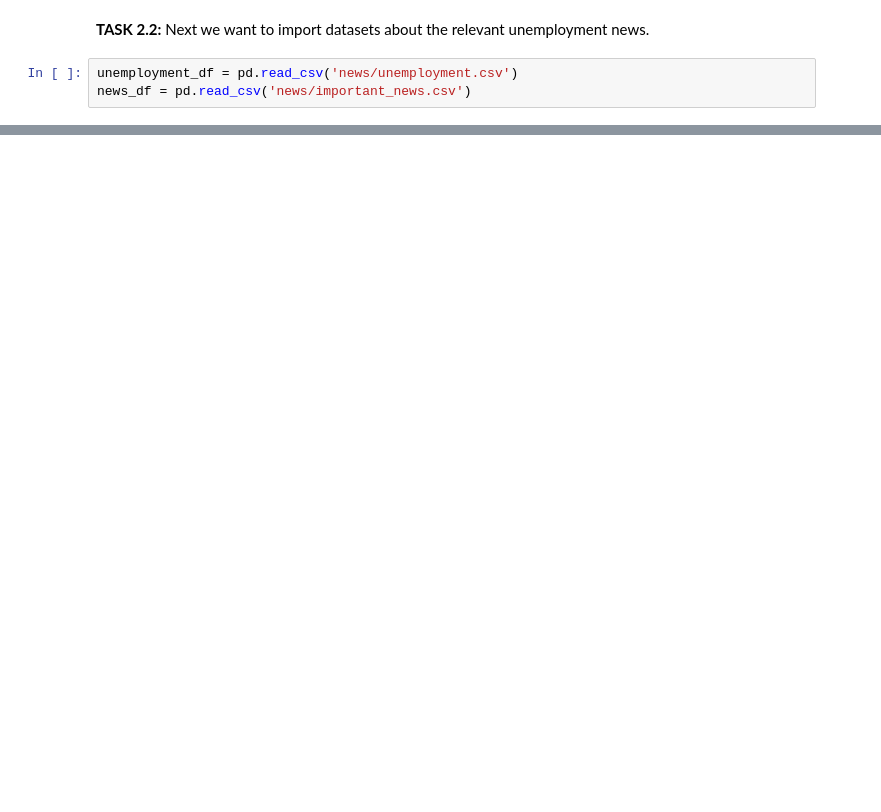
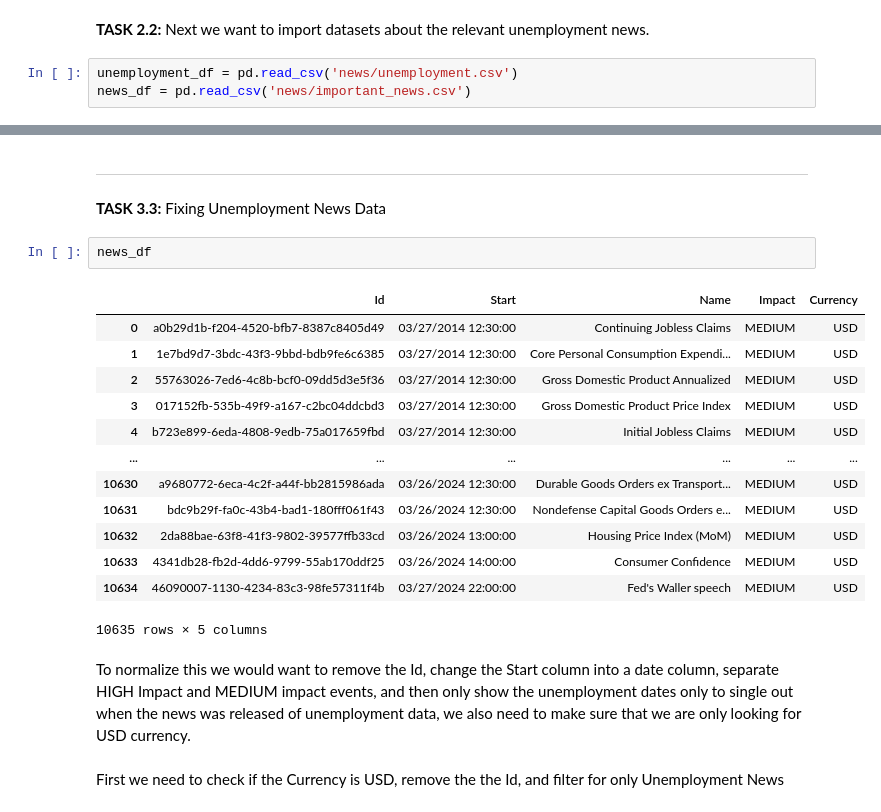
Before and after one commit to tkofb/news_time, a Jupyter notebook: final.ipynb, the cells around one changed output, grey strips where cells are left out. Saved outputs shown, nothing was run; the diff lists cells and outputs as text; blank space fills up the shorter version.

Commit message:
Completed preprocessing and preliminary data exploration

```diff
--- a/final.ipynb
+++ b/final.ipynb
@@ -49,0 +144,24 @@ news_df = pd.read_csv('news/important_news.csv')
+# %% [markdown]
+---
+# %% [markdown]
+**TASK 3.3:** Fixing Unemployment News Data
+# %%
+news_df
+# %% [output]
+|  | Id | Start | Name | Impact | Currency |
+| 0 | a0b29d1b-f204-4520-bfb7-8387c8405d49 | 03/27/2014 12:30:00 | Continuing Jobless Claims | MEDIUM | USD |
+| 1 | 1e7bd9d7-3bdc-43f3-9bbd-bdb9fe6c6385 | 03/27/2014 12:30:00 | Core Personal Consumption Expendi... | MEDIUM | USD |
+| 2 | 55763026-7ed6-4c8b-bcf0-09dd5d3e5f36 | 03/27/2014 12:30:00 | Gross Domestic Product Annualized | MEDIUM | USD |
+| 3 | 017152fb-535b-49f9-a167-c2bc04ddcbd3 | 03/27/2014 12:30:00 | Gross Domestic Product Price Index | MEDIUM | USD |
+| 4 | b723e899-6eda-4808-9edb-75a017659fbd | 03/27/2014 12:30:00 | Initial Jobless Claims | MEDIUM | USD |
+| ... | ... | ... | ... | ... | ... |
+| 10630 | a9680772-6eca-4c2f-a44f-bb2815986ada | 03/26/2024 12:30:00 | Durable Goods Orders ex Transport... | MEDIUM | USD |
+| 10631 | bdc9b29f-fa0c-43b4-bad1-180fff061f43 | 03/26/2024 12:30:00 | Nondefense Capital Goods Orders e... | MEDIUM | USD |
+| 10632 | 2da88bae-63f8-41f3-9802-39577ffb33cd | 03/26/2024 13:00:00 | Housing Price Index (MoM) | MEDIUM | USD |
+| 10633 | 4341db28-fb2d-4dd6-9799-55ab170ddf25 | 03/26/2024 14:00:00 | Consumer Confidence | MEDIUM | USD |
+| 10634 | 46090007-1130-4234-83c3-98fe57311f4b | 03/27/2024 22:00:00 | Fed's Waller speech | MEDIUM | USD |
+10635 rows × 5 columns
+# %% [markdown]
+To normalize this we would want to remove the Id, change the Start column into a date column, separate HIGH Impact and MEDIUM impact events, and then only show the unemployment dates only to single out when the news was released of unemployment data, we also need to make sure that we are only looking for USD currency.
+# %% [markdown]
+First we need to check if the Currency is USD, remove the the Id, and filter for only Unemployment News
```
Also changed, not shown: parts of 58 cells of this notebook, 1 other file.
